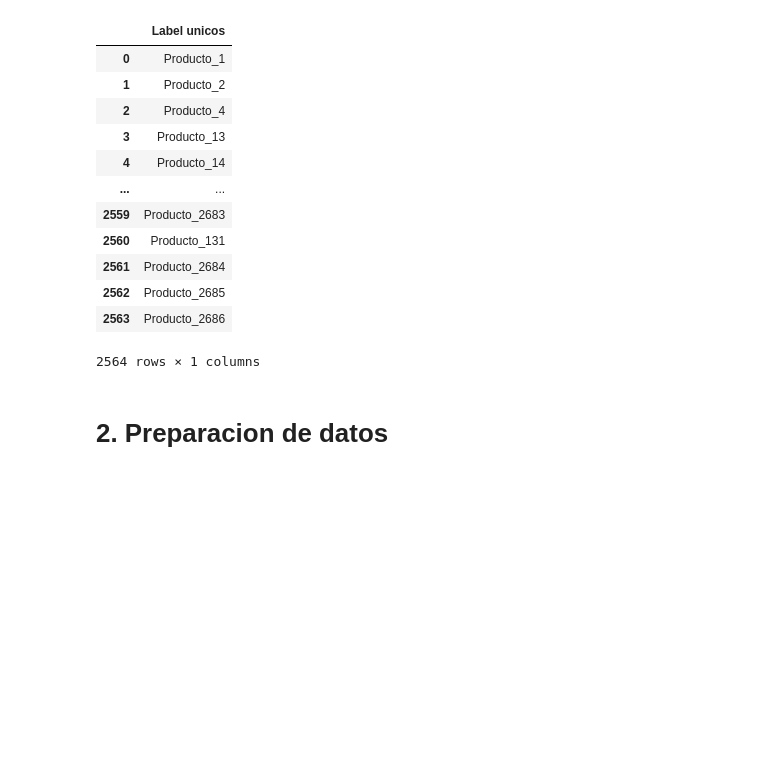
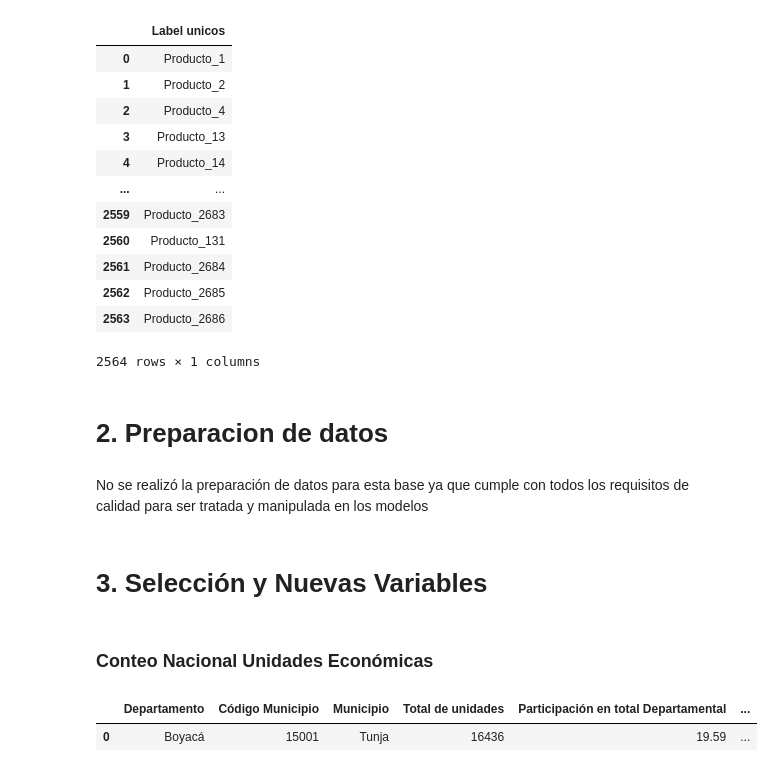
Before and after one commit to VVDataInsights/Reto_Corona, a Jupyter notebook: modeloB2B.ipynb, the cells around one changed output. Drawn from its saved outputs; the diff is of its cells as text; code cells hidden in the pictures; blank space fills up the shorter version.

```diff
--- a/modeloB2B.ipynb
+++ b/modeloB2B.ipynb
@@ -682,3 +682,17 @@ pd.DataFrame(df_B2B["producto"].unique(), columns=["Label unicos"])
 2564 rows × 1 columns
 # %% [markdown]
 # 2. Preparacion de datos
+# %% [markdown]
+No se realizó la preparación de datos para esta base ya que cumple con todos los requisitos de calidad para ser tratada y manipulada en los modelos
+# %% [markdown]
+# 3. Selección y Nuevas Variables
+# %% [markdown]
+### Conteo Nacional Unidades Económicas
+# %%
+import pandas as pd
+df_CN = pd.read_excel('Conteo_Nacional.xlsx', sheet_name='UE')
+# %%
+df_CN.head(1)
+# %% [output]
+|  | Departamento | Código Municipio | Municipio | Total de unidades | Participación en total Departamental | ... |
+| 0 | Boyacá | 15001 | Tunja | 16436 | 19.59 | ... |
```
Also changed, not shown: parts of 3 cells of this notebook, 1 other file.
